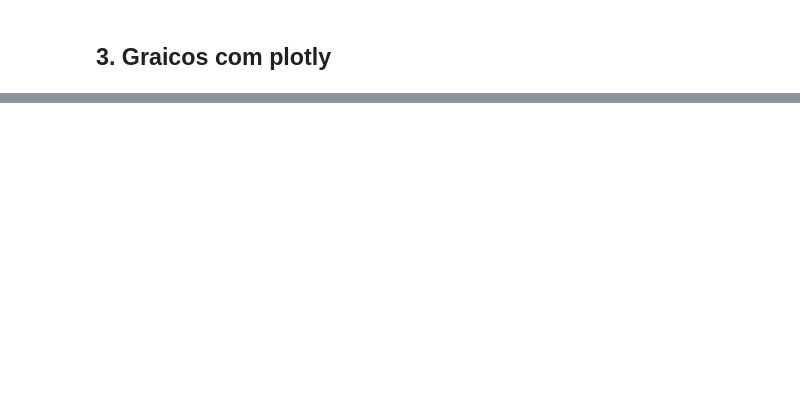
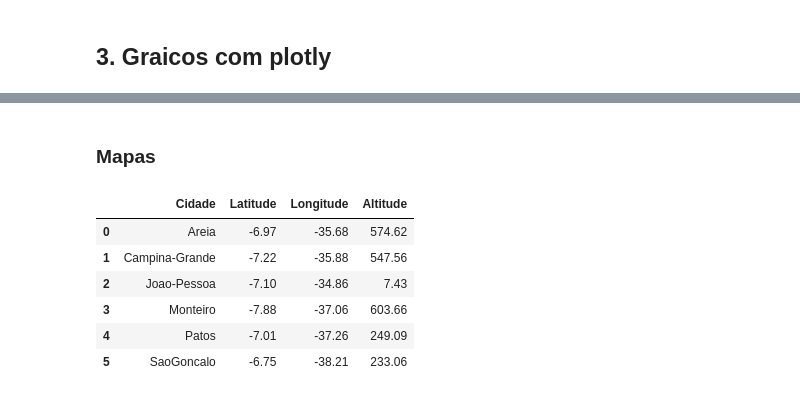
Before and after one commit to lucas-morais/Dashboard-Dados-Meteorologicos, a Jupyter notebook: src/3-Graficos-com-plotly.ipynb, the cells around one changed output, grey strips where cells are left out. Drawn from its saved outputs; the diff is of its cells as text; code cells hidden in the pictures; blank space fills up the shorter version.

```diff
--- a/src/3-Graficos-com-plotly.ipynb
+++ b/src/3-Graficos-com-plotly.ipynb
@@ -47,0 +152,14 @@ df['2008']
+# %% [markdown]
+### __Mapas__
+# %%
+info = carrega_tabela(nome="Info", bd = bd, clima=False)
+# %%
+info
+# %% [output]
+|  | Cidade | Latitude | Longitude | Altitude |
+| 0 | Areia | -6.97 | -35.68 | 574.62 |
+| 1 | Campina-Grande | -7.22 | -35.88 | 547.56 |
+| 2 | Joao-Pessoa | -7.10 | -34.86 | 7.43 |
+| 3 | Monteiro | -7.88 | -37.06 | 603.66 |
+| 4 | Patos | -7.01 | -37.26 | 249.09 |
+| 5 | SaoGoncalo | -6.75 | -38.21 | 233.06 |
```
Also changed, not shown: parts of 7 cells of this notebook.
